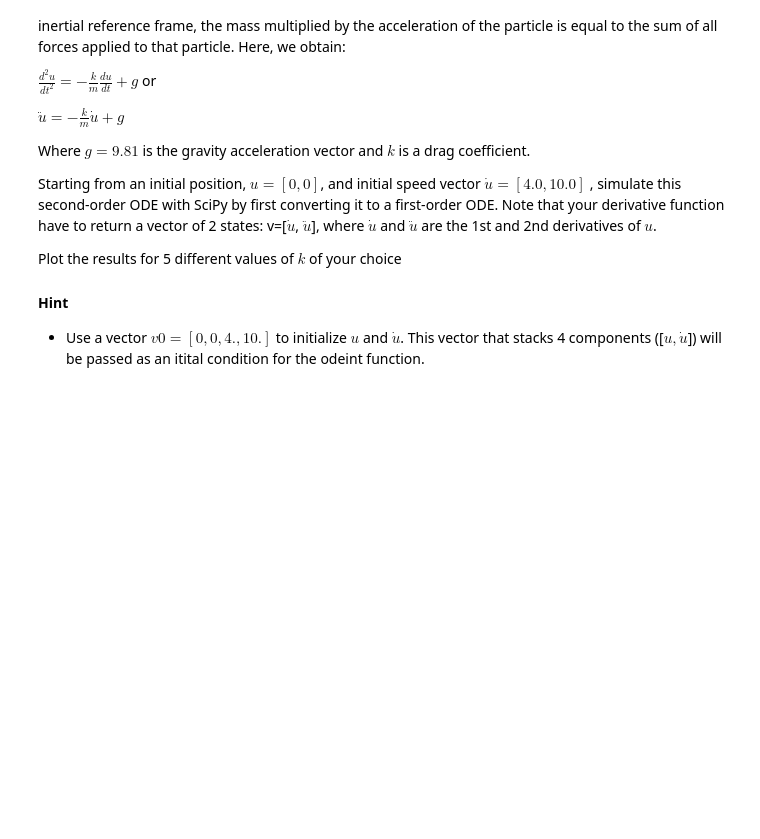
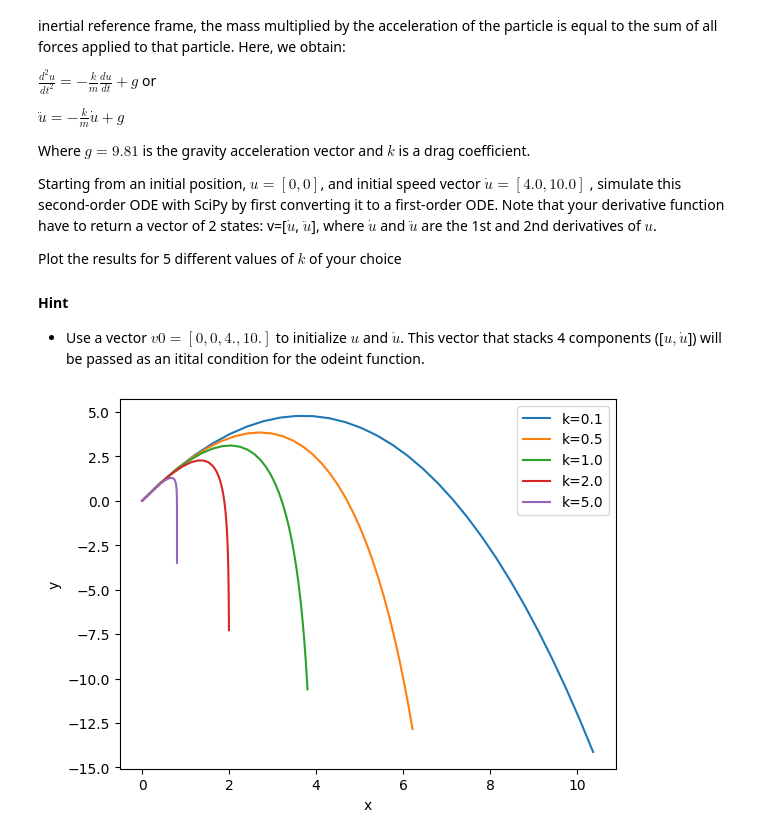
Before and after one commit to amaliahm/modeling_and_simulation_labs, a Jupyter notebook: ModSim_Lab4/ModSim_Lab4.ipynb, the cells around one changed output. Drawn from its saved outputs; the diff is of its cells as text; code cells hidden in the pictures; blank space fills up the shorter version.

```diff
--- a/ModSim_Lab4/ModSim_Lab4.ipynb
+++ b/ModSim_Lab4/ModSim_Lab4.ipynb
@@ -579,31 +691,74 @@ Plot the results for 5 different values of $k$ of your choice
  <li>Use a vector $v0=[0,0,4.,10.]$ to initialize $u$ and $\dot{u}$. This vector that stacks 4 components ([$u,\dot{u}$]) will be passed as an itital condition for the odeint function.
 </ul>
 # %%
+# import numpy as np
+# import scipy.integrate as spi
+# import matplotlib.pyplot as plt
+# %matplotlib inline
+
+# m = 1.  # particle's mass
+# k = 1.  # drag coefficient
+# g = 9.81  # gravity acceleration
+
+# # The initial position is (0, 0).
+# v0 = np.zeros(4)
+# # The initial speed vector is oriented
+# # to the top right.
+# v0[2] = 4.
+# v0[3] = 10.
+
+# def motion_derivative(v, t0, k):
+#     # v has four components: v=[u, u'].
+
+#     #
+#     return np.r_[y, ydot]
+
+
+# # We want to evaluate the system on 30 linearly
+# # spaced times between t=0 and t=3.
+# t = np.linspace(0., 3., 30)
+
+# # Simulate the system by plotting the numerical solutions for different values of k using a for loop by.
+
+
+
+
+
+
+
 import numpy as np
 import scipy.integrate as spi
 import matplotlib.pyplot as plt
 %matplotlib inline
 
 m = 1.  # particle's mass
-k = 1.  # drag coefficient
 g = 9.81  # gravity acceleration
 
 # The initial position is (0, 0).
 v0 = np.zeros(4)
 # The initial speed vector is oriented
 # to the top right.
 v0[2] = 4.
 v0[3] = 10.
 
 def motion_derivative(v, t0, k):
     # v has four components: v=[u, u'].
-
-    #
-    return np.r_[y, ydot]
-
+    u, udot = v[:2], v[2:]
+    udotdot = -k/m * udot + np.array([0, -g])
+    return np.r_[udot, udotdot]
 
 # We want to evaluate the system on 30 linearly
 # spaced times between t=0 and t=3.
 t = np.linspace(0., 3., 30)
 
-# Simulate the system by plotting the numerical solutions for different values of k using a for loop by.
+# Simulate the system by plotting the numerical solutions for different values of k.
+k_values = [0.1, 0.5, 1.0, 2.0, 5.0]
+for k in k_values:
+    sol = spi.odeint(motion_derivative, v0, t, args=(k,))
+    plt.plot(sol[:, 0], sol[:, 1], label=f'k={k}')
+plt.xlabel('x')
+plt.ylabel('y')
+plt.legend()
+plt.show()
+# %% [output]
+[figure, added]
```
Also changed, not shown: parts of 10 cells of this notebook.
